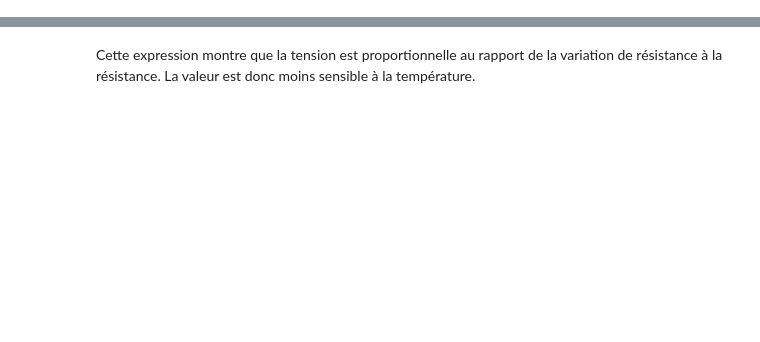
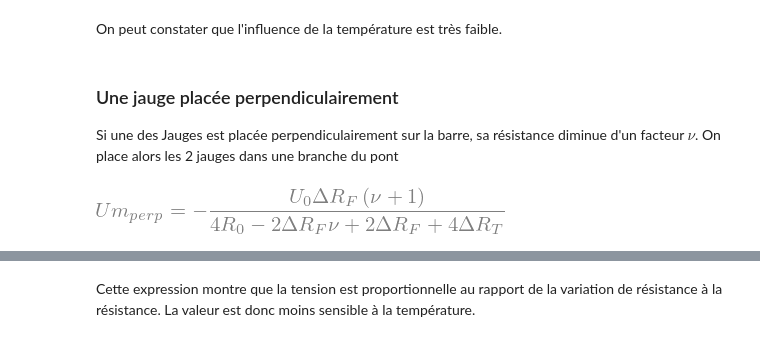
Before and after one commit to nicollerat/hevs-doc-instrumentation, a Jupyter notebook: python/dev_8.1_pont_wheatstone.ipynb, the cells around one changed output, grey strips where cells are left out. Saved outputs shown, nothing was run; the diff lists cells and outputs as text; code cells hidden in the pictures; blank space fills up the shorter version.

```diff
--- a/python/dev_8.1_pont_wheatstone.ipynb
+++ b/python/dev_8.1_pont_wheatstone.ipynb
@@ -24,0 +128,17 @@ deq("U_A",sp.factor(UA))
+# %% [markdown]
+On peut constater que l'influence de la température est très faible.
+# %% [markdown]
+### Une jauge placée perpendiculairement
+
+Si une des Jauges est placée perpendiculairement sur la barre, sa résistance diminue d'un facteur $\nu$. On place alors les 2 jauges dans une branche du pont
+# %%
+nu=sp.symbols("nu")
+R1=R0+DRT+DRF
+R2=R0+DRT-nu*DRF
+R3=R0
+R4=R0
+# %%
+Um_perp=fUm(R1,R2,R3,R4).simplify()
+deq("Um_perp",Um_perp)
+# %% [output]
+[figure, added]
```
Also changed, not shown: parts of 26 cells of this notebook, 1 other file.
